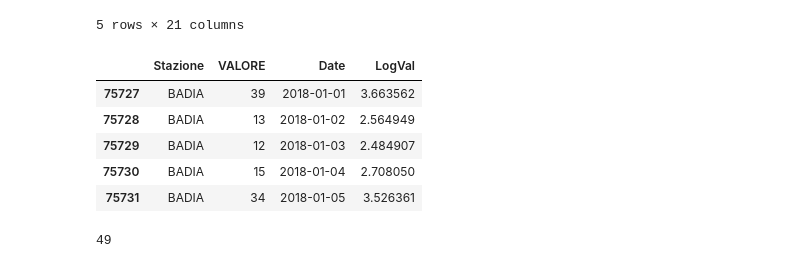
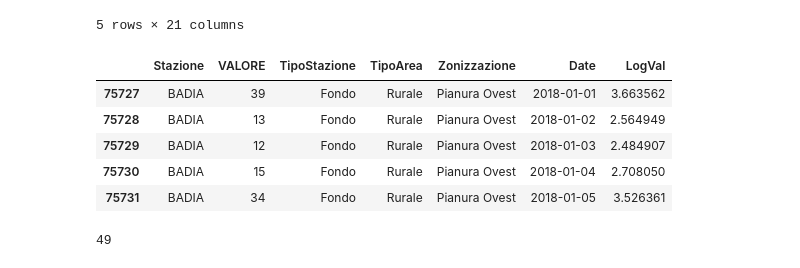
Before and after one commit to CostanzaCantalini/bayes_colab, a Jupyter notebook: data/analisi_esplorativa_tesi.ipynb, the cells around one changed output. Cells and saved outputs as stored; diff of their text form; code cells hidden in the pictures.

Commit message:
Aggiunta grafici relativi ad area, tipologia e zonizzazione

```diff
--- a/data/analisi_esplorativa_tesi.ipynb
+++ b/data/analisi_esplorativa_tesi.ipynb
@@ -23,25 +23,25 @@ def string_date(anno,mese,giorno):
 # %%
 #res = df[(df['Stazione']=='MARECCHIA')]
 res = df[df['Anno'] == 2018].copy()
 aux_df = res[['Anno','Mese', 'Giorno', 'Stazione', 'VALORE']].copy()
 aux_df['VALORE'].replace(to_replace=0, value=1, inplace=True)
 lista_date = aux_df.apply(lambda vec : string_date(vec[0],vec[1],vec[2]),axis=1).tolist()
 lista_log = aux_df.apply(lambda vec : np.log(vec[4]),axis=1).tolist()
 
-final_df = res[['Stazione','VALORE']].copy()
+final_df = res[['Stazione','VALORE','TipoStazione','TipoArea','Zonizzazione']].copy()
 final_df['Date'] = lista_date
 final_df['LogVal'] = lista_log
 
 
 final_df = final_df.sort_values(by=['Stazione','Date'])
 final_df.head()
 # %% [output]
-|  | Stazione | VALORE | Date | LogVal |
-| 75727 | BADIA | 39 | 2018-01-01 | 3.663562 |
-| 75728 | BADIA | 13 | 2018-01-02 | 2.564949 |
-| 75729 | BADIA | 12 | 2018-01-03 | 2.484907 |
-| 75730 | BADIA | 15 | 2018-01-04 | 2.708050 |
-| 75731 | BADIA | 34 | 2018-01-05 | 3.526361 |
+|  | Stazione | VALORE | TipoStazione | TipoArea | Zonizzazione | Date | LogVal |
+| 75727 | BADIA | 39 | Fondo | Rurale | Pianura Ovest | 2018-01-01 | 3.663562 |
+| 75728 | BADIA | 13 | Fondo | Rurale | Pianura Ovest | 2018-01-02 | 2.564949 |
+| 75729 | BADIA | 12 | Fondo | Rurale | Pianura Ovest | 2018-01-03 | 2.484907 |
+| 75730 | BADIA | 15 | Fondo | Rurale | Pianura Ovest | 2018-01-04 | 2.708050 |
+| 75731 | BADIA | 34 | Fondo | Rurale | Pianura Ovest | 2018-01-05 | 3.526361 |
 # %%
 sns.set_theme(style="ticks")
 
```
Also changed, not shown: parts of 14 cells of this notebook.
